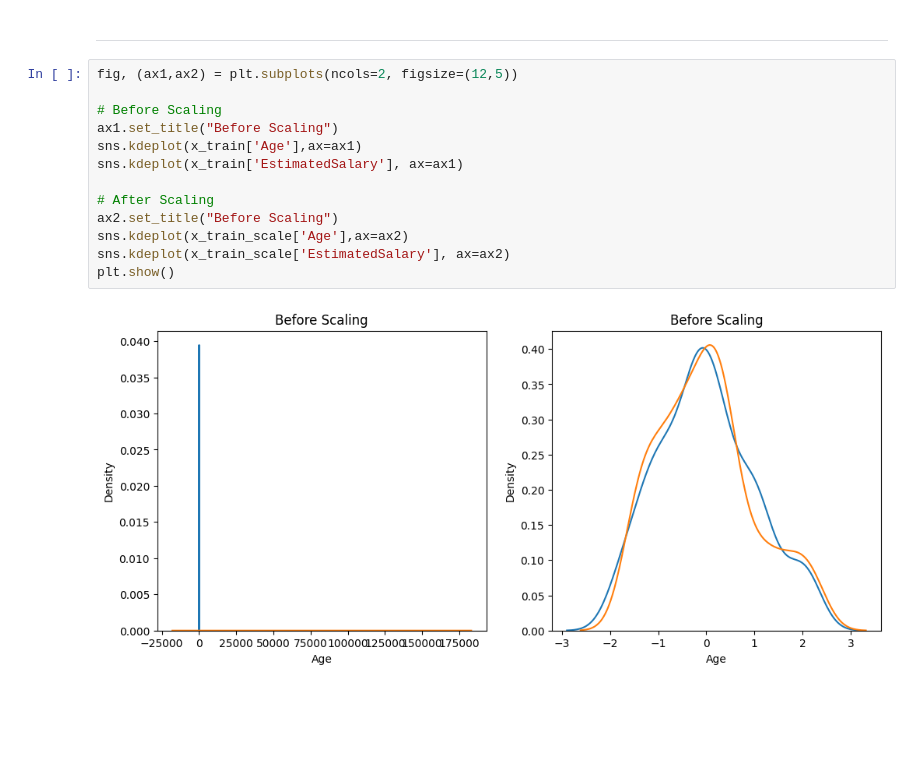
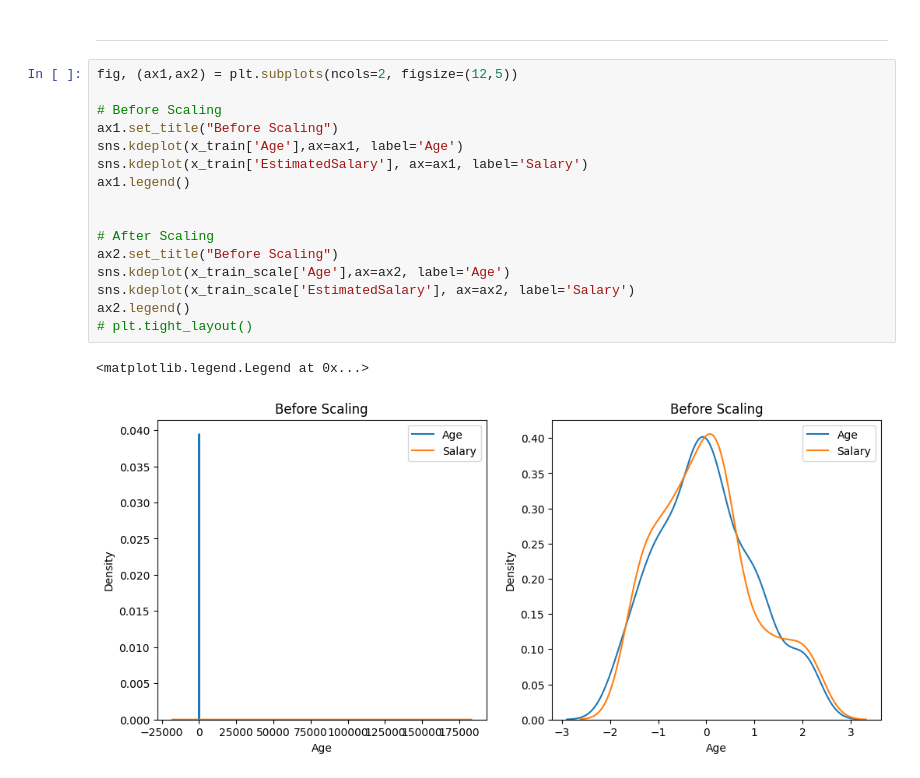
Before and after one commit to zain4cs/Feature-Engineering, a Jupyter notebook: Feature_Engineering.ipynb, the cells around one changed output. Cells and saved outputs as stored; diff of their text form; blank space fills up the shorter version.

```diff
--- a/Feature_Engineering.ipynb
+++ b/Feature_Engineering.ipynb
@@ -139,15 +139,19 @@ __________________________
 # %%
 fig, (ax1,ax2) = plt.subplots(ncols=2, figsize=(12,5))
 
 # Before Scaling
 ax1.set_title("Before Scaling")
-sns.kdeplot(x_train['Age'],ax=ax1)
-sns.kdeplot(x_train['EstimatedSalary'], ax=ax1)
+sns.kdeplot(x_train['Age'],ax=ax1, label='Age')
+sns.kdeplot(x_train['EstimatedSalary'], ax=ax1, label='Salary')
+ax1.legend()
+
 
 # After Scaling
 ax2.set_title("Before Scaling")
-sns.kdeplot(x_train_scale['Age'],ax=ax2)
-sns.kdeplot(x_train_scale['EstimatedSalary'], ax=ax2)
-plt.show()
+sns.kdeplot(x_train_scale['Age'],ax=ax2, label='Age')
+sns.kdeplot(x_train_scale['EstimatedSalary'], ax=ax2, label='Salary')
+ax2.legend()
+# plt.tight_layout()
 # %% [output]
+<matplotlib.legend.Legend at 0x...>
-[figure, old version]
+[figure, new version]
```
